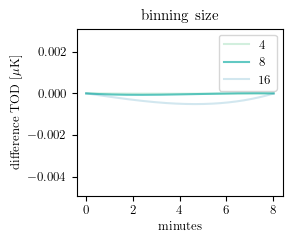
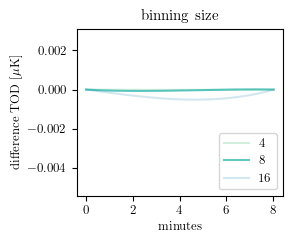
Unified diff of the notebook cell whose output changed from the first chart to the second:
--- before
+++ after
@@ -22,6 +22,6 @@
 plt.xlabel(r'minutes')
 plt.ylabel(r'difference TOD [$\mu$K]')
-plt.ylim(-0.0049,0.0031)
-plt.legend(loc='upper right')
+plt.ylim(-0.0054,0.0031)
+plt.legend(loc='lower right')
 plt.tight_layout()
 plt.savefig("output/bin_size.pdf")

Commit: updated paper_prep.py